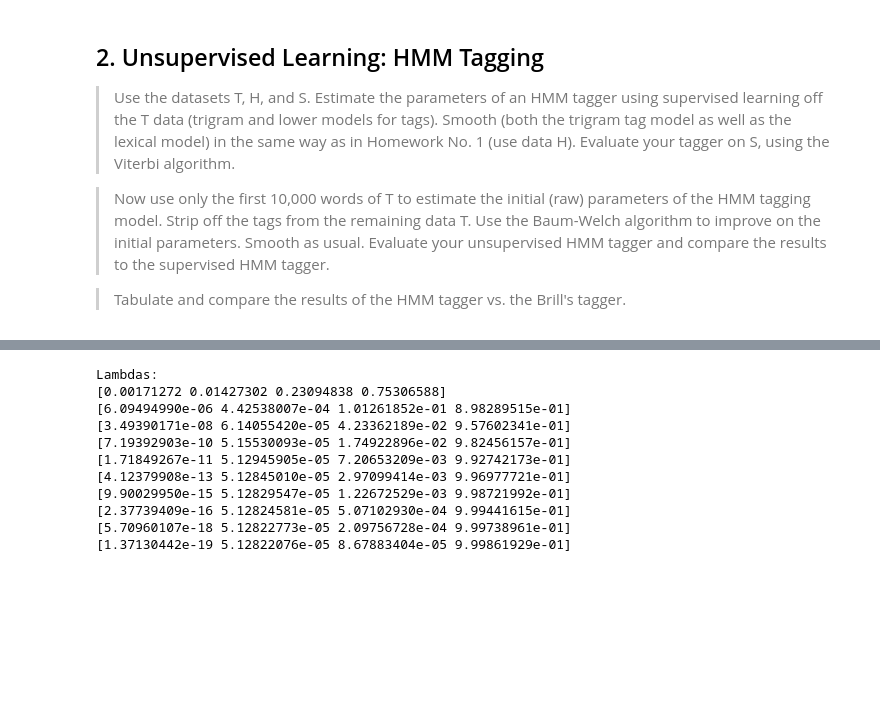
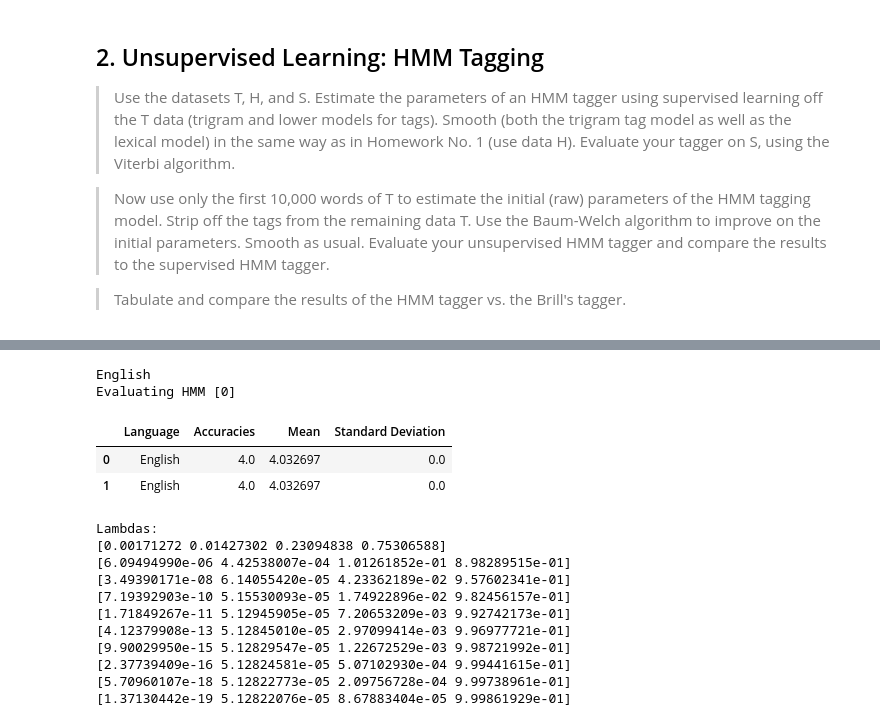
Before and after one commit to Hyperparticle/lct-master, a Jupyter notebook: charles-university/statistical-nlp/assignment-3/nlp-assignment-3.ipynb, the cells around one changed output, grey strips where cells are left out. Drawn from its saved outputs; the diff is of its cells as text; code cells hidden in the pictures; blank space fills up the shorter version.

```diff
--- a/charles-university/statistical-nlp/assignment-3/nlp-assignment-3.ipynb
+++ b/charles-university/statistical-nlp/assignment-3/nlp-assignment-3.ipynb
@@ -162,3 +180,15 @@ brill_results
 > Now use only the first 10,000 words of T to estimate the initial (raw) parameters of the HMM tagging model. Strip off the tags from the remaining data T. Use the Baum-Welch algorithm to improve on the initial parameters. Smooth as usual. Evaluate your unsupervised HMM tagger and compare the results to the supervised HMM tagger.
 
 > Tabulate and compare the results of the HMM tagger vs. the Brill's tagger.
+# %%
+def evaluate(split, i=0):
+    train, heldout, test = [split_tags(s) for s in split]
+
+    print('Evaluating HMM [{}]'.format(i))
+    trainer = hmm.HiddenMarkovModelTrainer()
+    tagger = trainer.train_supervised([train])
+
+    return tagger.evaluate([test])
+# %%
+splits_en = split_all(words_en)
+splits_cz = split_all(words_cz)
@@ -165,3 +230,25 @@ brill_results
+# %%
+print('English')
+accuracies_en = [evaluate(split, i) for i,split in enumerate(splits_en)]
+print('Czech')
+accuracies_cz = [evaluate(split, i) for i,split in enumerate(splits_cz)]
+# %% [output]
+English
+Evaluating HMM [0]
+# %%
+acc_str_en = ' '.join(['{0:0.1f}'.format(i * 100) for i in accuracies_en])
+acc_str_cz = ' '.join(['{0:0.1f}'.format(i * 100) for i in accuracies_cz])
+
+row_en = ['English', acc_str_en, np.mean(accuracies_en) * 100, np.std(accuracies_en)]
+row_cz = ['Czech',   acc_str_cz, np.mean(accuracies_cz) * 100, np.std(accuracies_cz)]
+
+columns = ['Language', 'Accuracies', 'Mean', 'Standard Deviation']
+hmm_results = pd.DataFrame([row_en, row_cz], columns=columns)
+hmm_results
+# %% [output]
+|  | Language | Accuracies | Mean | Standard Deviation |
+| 0 | English | 4.0 | 4.032697 | 0.0 |
+| 1 | English | 4.0 | 4.032697 | 0.0 |
 # %%
 class LanguageModel:
     """Counts words and calculates probabilities (up to trigrams)"""
```
Also changed, not shown: parts of 13 cells of this notebook.
